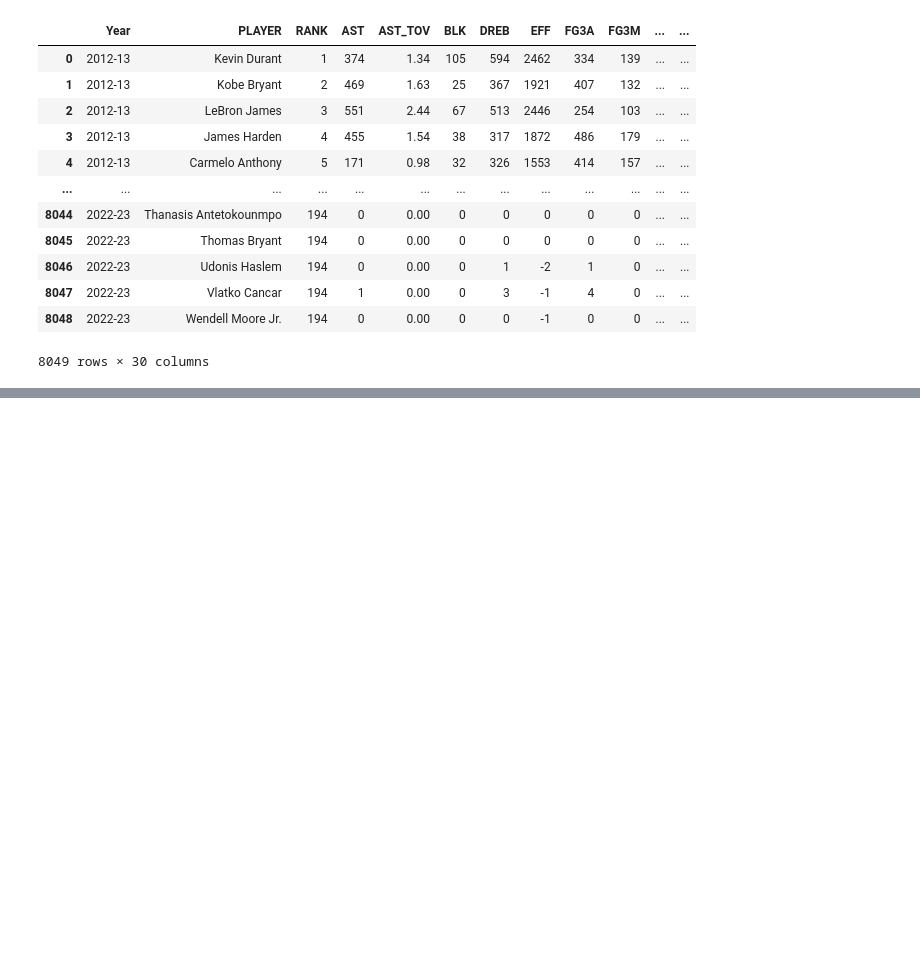
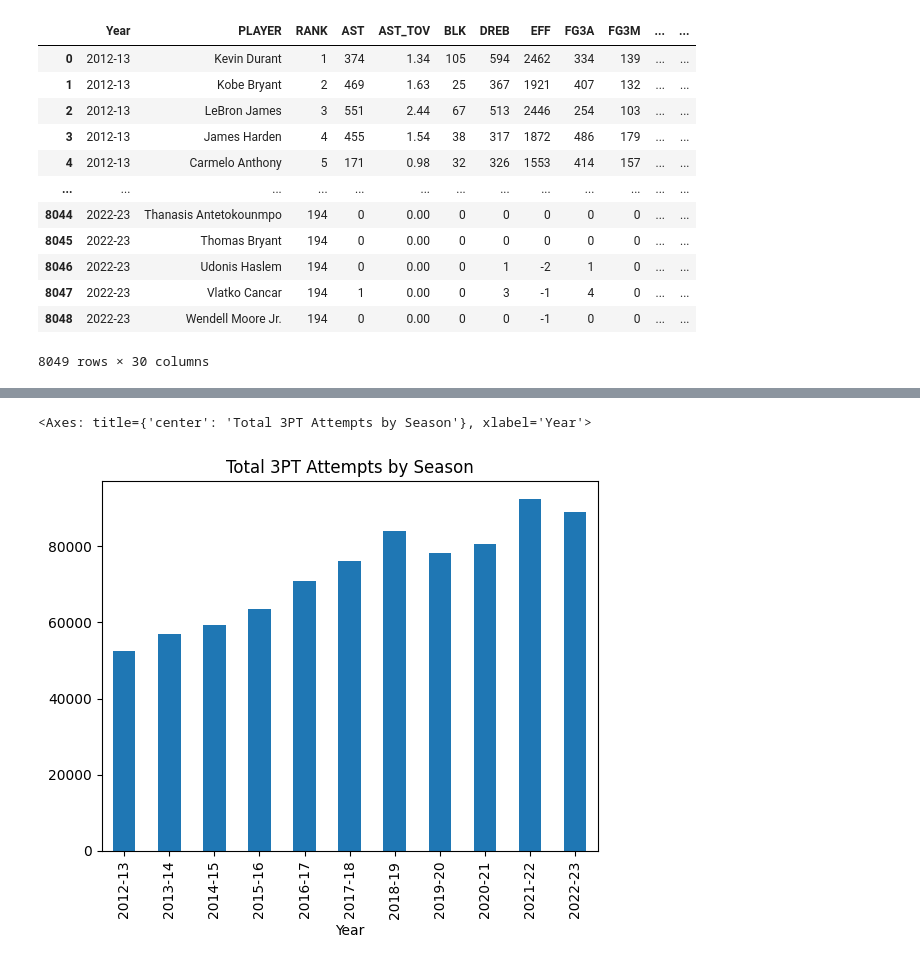
Before and after one commit to D-Aldana/SENG474-NBA_API, a Jupyter notebook: NBA-proj.ipynb, the cells around one changed output, grey strips where cells are left out. Drawn from its saved outputs; the diff is of its cells as text; code cells hidden in the pictures; blank space fills up the shorter version.

```diff
--- a/NBA-proj.ipynb
+++ b/NBA-proj.ipynb
@@ -57,0 +98,9 @@ df.to_excel('Sorted_Data.xlsx', index=False)
+# %%
+# Total 3pt attempts by season
+total_3pt_attempts = df.groupby('Year')['FG3A'].sum()
+
+# Graph the total 3pt attempts by season
+total_3pt_attempts.plot(kind='bar', y='FG3A', title='Total 3PT Attempts by Season')
+# %% [output]
+<Axes: title={'center': 'Total 3PT Attempts by Season'}, xlabel='Year'>
+[figure, added]
```
Also changed, not shown: parts of 6 cells of this notebook.
